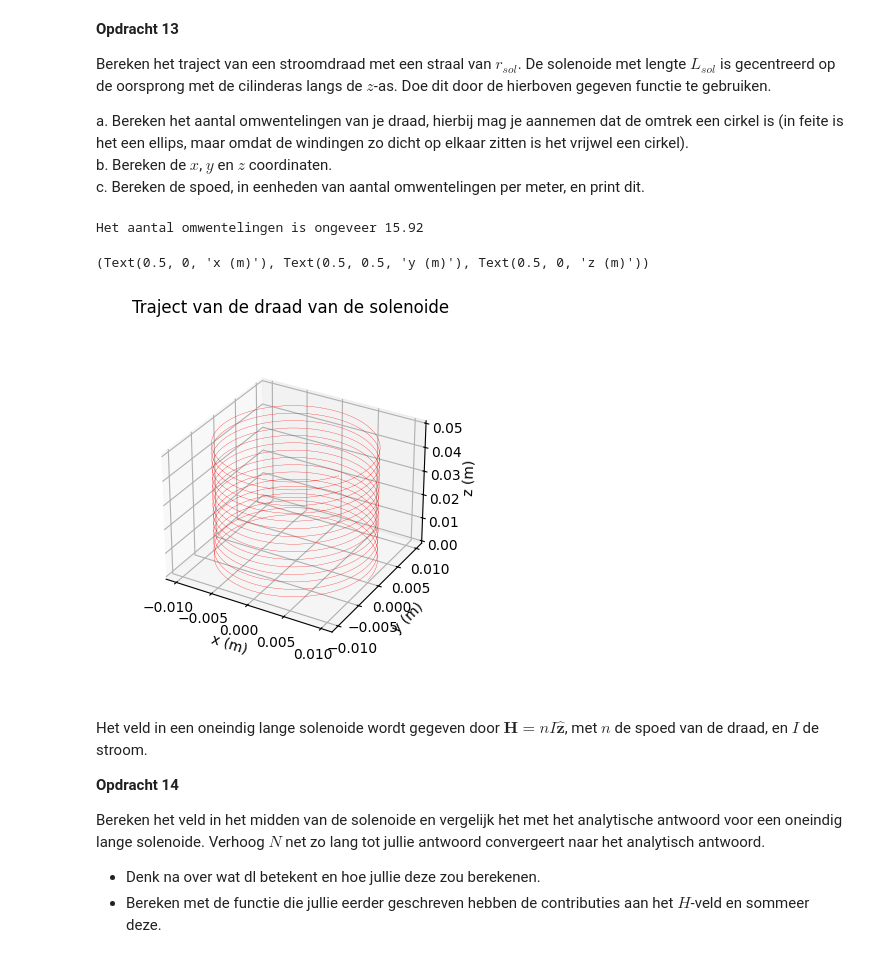
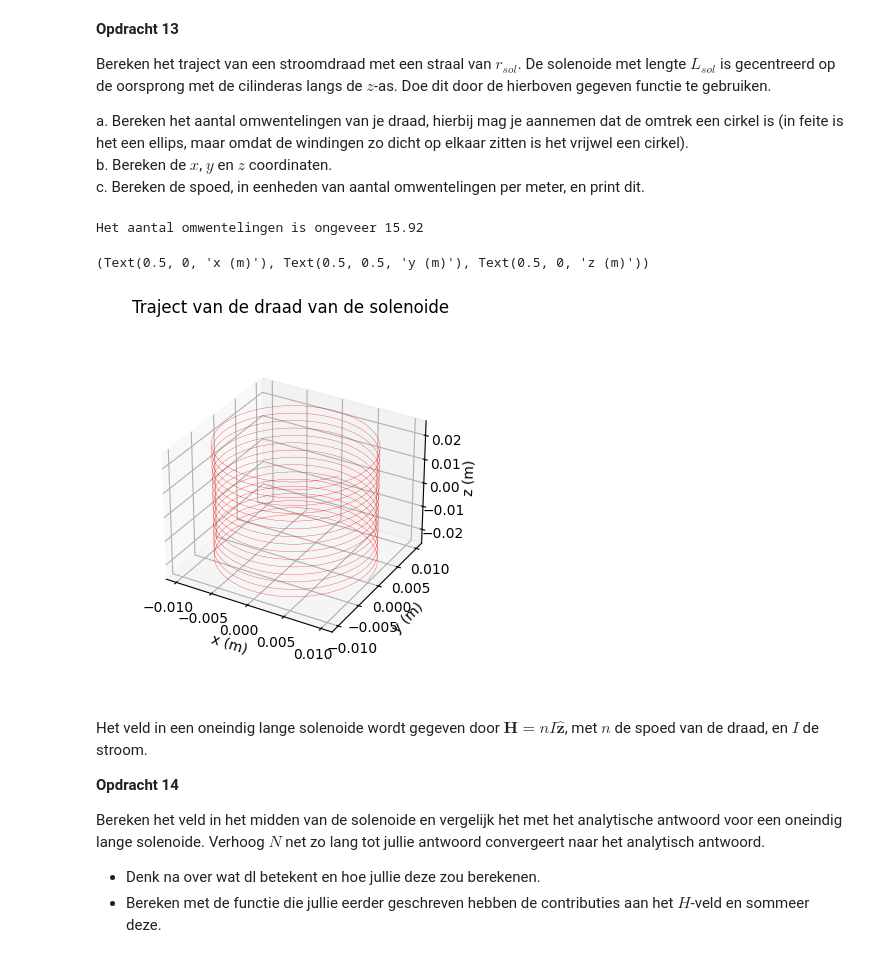
Before and after one commit to meesvanzeeland-ops/opdrachten-DEF-D, a Jupyter notebook: 2KrachtactuatorOpdracht/Archive/KrachtactuatorOpdracht.ipynb, the cells around one changed output. Drawn from its saved outputs; the diff is of its cells as text; code cells hidden in the pictures.

```diff
--- a/2KrachtactuatorOpdracht/Archive/KrachtactuatorOpdracht.ipynb
+++ b/2KrachtactuatorOpdracht/Archive/KrachtactuatorOpdracht.ipynb
@@ -303,24 +304,24 @@ c. Bereken de spoed, in eenheden van aantal omwentelingen per meter, en print di
 # %%
 l_draad = 1 # totale lenth van de draad
 r_sol = 0.01 # straal van de solenoide
 L_sol = 0.05 # lengte van de solenoide
 N = 1000 # aantal punten in de parametrisatie
 
 aantal_omwentelingen = l_draad / (2 * np.pi * r_sol) #benadering voor het aantal omwentelingen
 print(f"Het aantal omwentelingen is ongeveer {aantal_omwentelingen:.2f}")
 
-x, y, z = parametrisatie(r_sol, L_sol, aantal_omwentelingen, N)
+x, y, z = parametrisatie(N, r_sol, aantal_omwentelingen, L_sol)
 
 # Enkele plots
 ax=plt.figure().add_subplot(projection='3d')
 plt.title('Traject van de draad van de solenoide')
 plt.plot(x, y, z, '-r', linewidth=0.2)
 ax.set_box_aspect(aspect=None, zoom=0.8)
 ax.set_xlabel('x (m)'), ax.set_ylabel('y (m)'), ax.set_zlabel('z (m)')
 # %% [output]
 Het aantal omwentelingen is ongeveer 15.92
 (Text(0.5, 0, 'x (m)'), Text(0.5, 0.5, 'y (m)'), Text(0.5, 0, 'z (m)'))
-[figure, old version]
+[figure, new version]
 # %% [markdown]
 Het veld in een oneindig lange solenoide wordt gegeven door $\mathbf{H} = n I \hat{\mathbf{z}}$, met $n$ de spoed van de draad, en $I$ de stroom.
 
```
Also changed, not shown: parts of 6 cells of this notebook.
